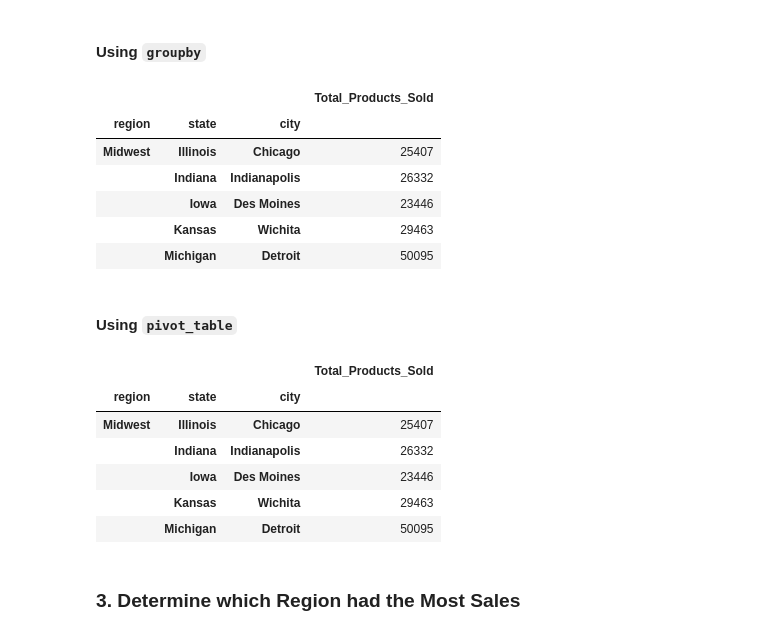
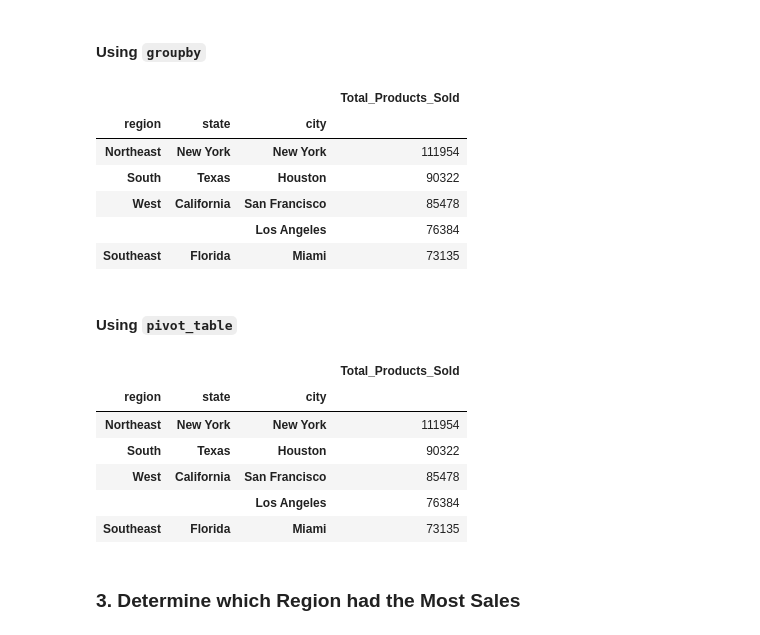
Before and after one commit to Dragon9804/athletic_sales_analysis, a Jupyter notebook: athletic_sales_analysis.ipynb, the cells around one changed output. Drawn from its saved outputs; the diff is of its cells as text; code cells hidden in the pictures.

```diff
--- a/athletic_sales_analysis.ipynb
+++ b/athletic_sales_analysis.ipynb
@@ -198,18 +198,19 @@ memory usage: 904.2+ KB
 # %%
 # Show the number products sold for region, state, and city.
 # Rename the sum to "Total_Products_Sold".
 grouped_sales = athletic_sales_combined_df.groupby(['region', 'state', 'city']).agg(Total_Products_Sold=("units_sold", "sum"))
 
 # Show the top 5 results.
+grouped_sales = grouped_sales.sort_values("Total_Products_Sold", ascending=False)
 grouped_sales.head(5)
 # %% [output]
 |  |  |  | Total_Products_Sold |
 | region | state | city |  |
-| Midwest | Illinois | Chicago | 25407 |
-|  | Indiana | Indianapolis | 26332 |
-|  | Iowa | Des Moines | 23446 |
-|  | Kansas | Wichita | 29463 |
-|  | Michigan | Detroit | 50095 |
+| Northeast | New York | New York | 111954 |
+| South | Texas | Houston | 90322 |
+| West | California | San Francisco | 85478 |
+|  |  | Los Angeles | 76384 |
+| Southeast | Florida | Miami | 73135 |
 # %% [markdown]
 #### Using `pivot_table`
 # %%
@@ -226,15 +227,16 @@ pivot_sales = pivot_sales.rename(
 )
 
 # Show the top 5 results.
+pivot_sales = pivot_sales.sort_values("Total_Products_Sold", ascending=False)
 pivot_sales.head(5)
 # %% [output]
 |  |  |  | Total_Products_Sold |
 | region | state | city |  |
-| Midwest | Illinois | Chicago | 25407 |
-|  | Indiana | Indianapolis | 26332 |
-|  | Iowa | Des Moines | 23446 |
-|  | Kansas | Wichita | 29463 |
-|  | Michigan | Detroit | 50095 |
+| Northeast | New York | New York | 111954 |
+| South | Texas | Houston | 90322 |
+| West | California | San Francisco | 85478 |
+|  |  | Los Angeles | 76384 |
+| Southeast | Florida | Miami | 73135 |
 # %% [markdown]
 ### 3. Determine which Region had the Most Sales
 # %% [markdown]
```
Also changed, not shown: parts of 2 cells of this notebook.
